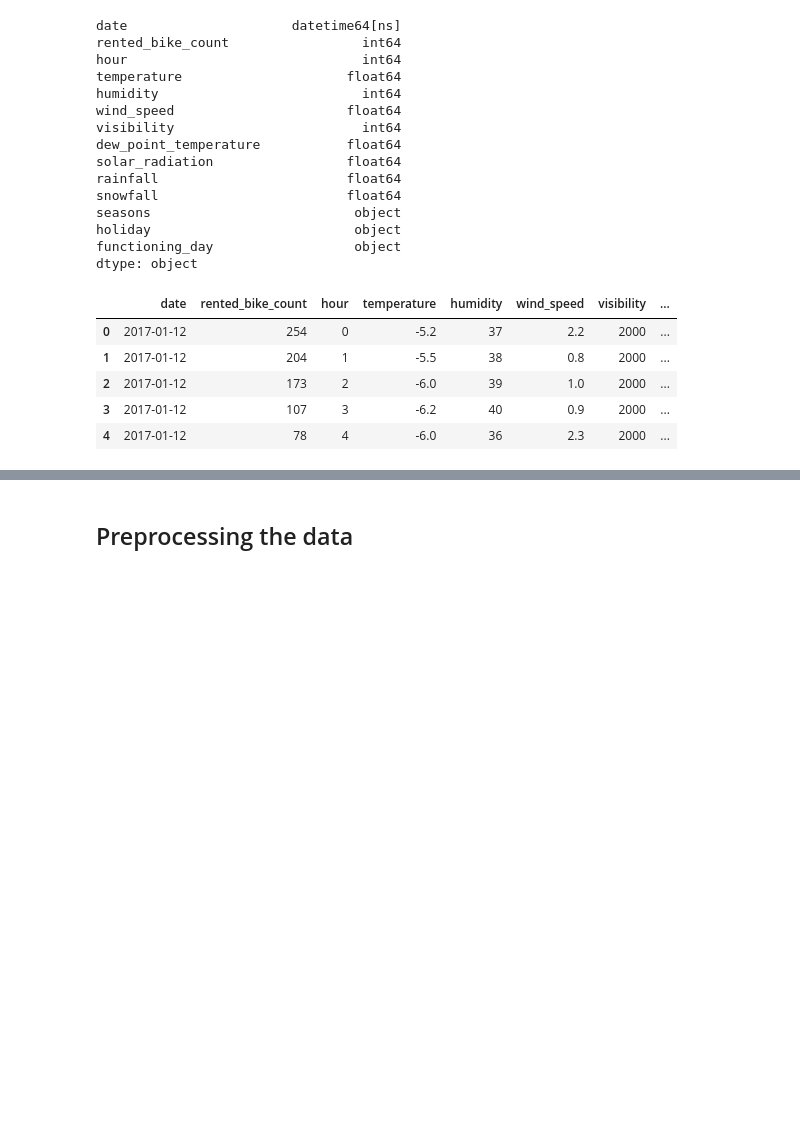
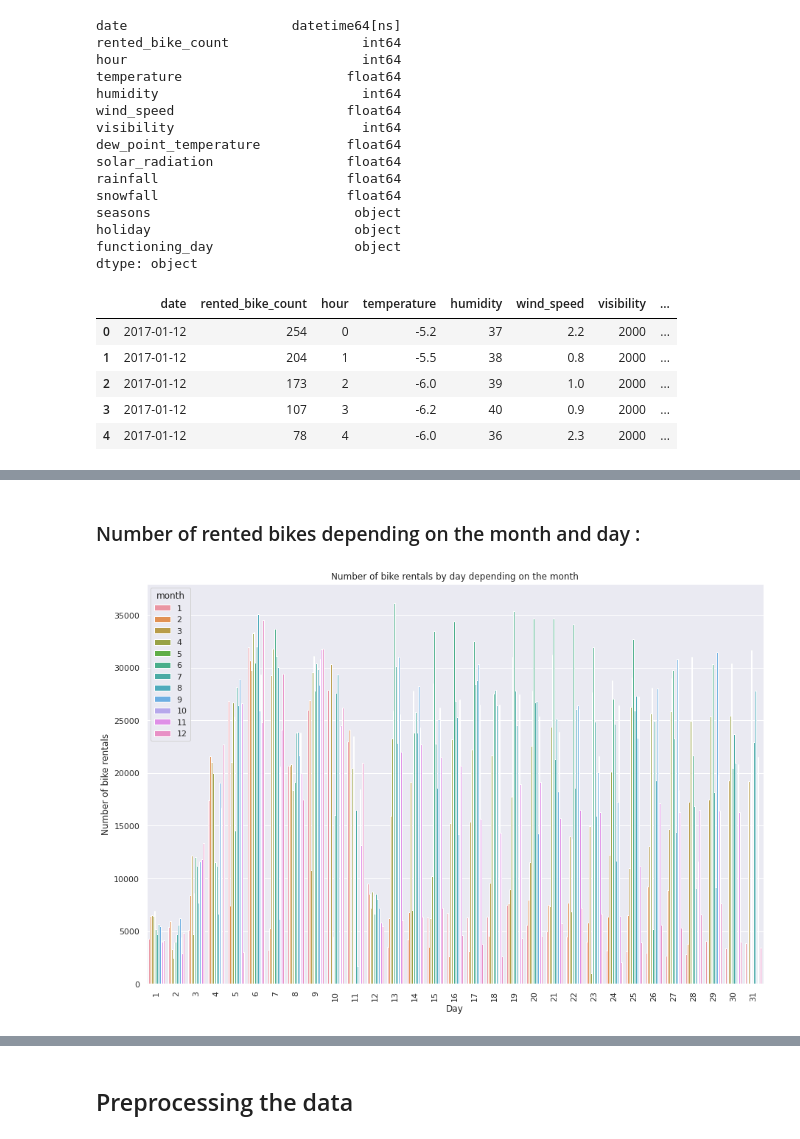
Before and after one commit to Wjnnje/Python_for_data_analysis, a Jupyter notebook: Projet_Final_Mathilde_SALAUN_Ines_PEREZ.ipynb, the cells around one changed output, grey strips where cells are left out. Cells and saved outputs as stored; diff of their text form; code cells hidden in the pictures; blank space fills up the shorter version.

```diff
--- a/Projet_Final_Mathilde_SALAUN_Ines_PEREZ.ipynb
+++ b/Projet_Final_Mathilde_SALAUN_Ines_PEREZ.ipynb
@@ -169,0 +216,15 @@ seoul.head()
+# %% [markdown]
+### Number of rented bikes depending on the month and day :
+# %%
+plt.figure(figsize=(15,10))
+seoul_months=pd.DataFrame(seoul.groupby(["month","day"])["rented_bike_count"].sum())
+seoul_months.reset_index(inplace=True)
+
+sb.barplot(data=seoul_months, x="day", y="rented_bike_count", hue="month")
+plt.title("Number of bike rentals by day depending on the month")
+plt.xlabel("Day")
+plt.ylabel("Number of bike rentals")
+plt.tick_params(axis='x', rotation=90)
+plt.show()
+# %% [output]
+[figure, added]
```
Also changed, not shown: parts of 16 cells of this notebook.
